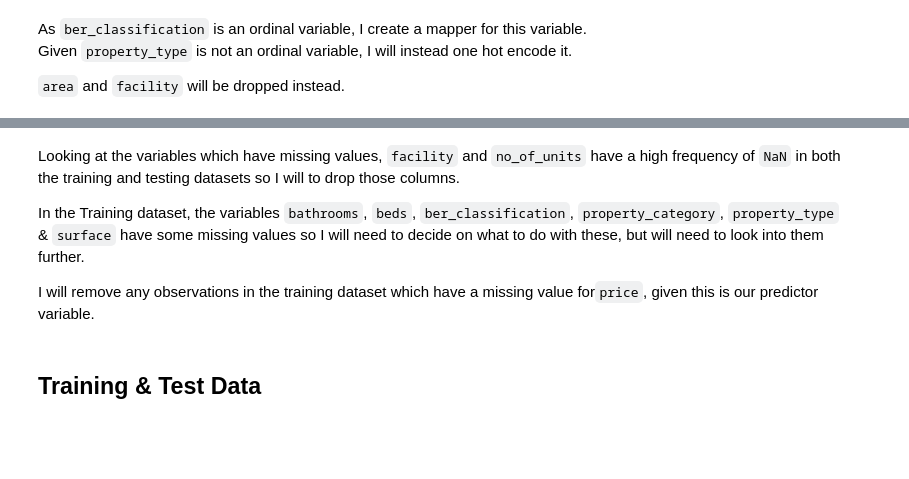
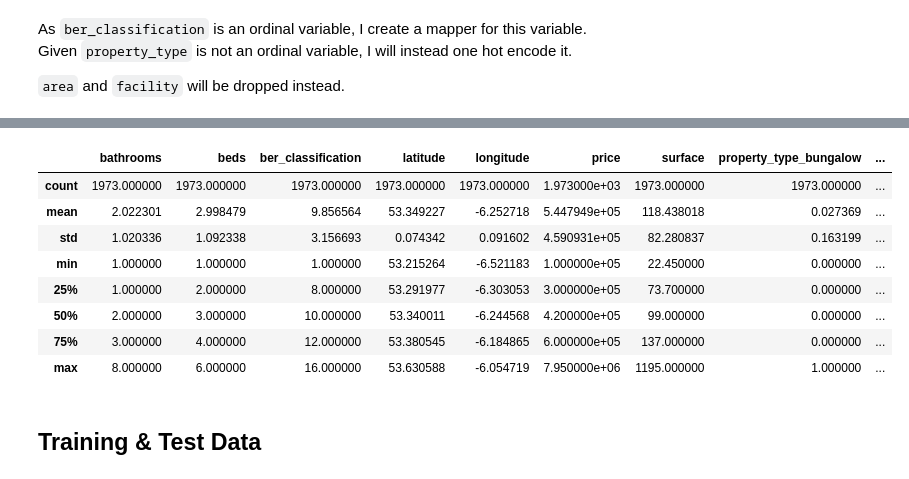
Before and after one commit to barrytl/ET5003_SEM1_2021-2, a Jupyter notebook: Week-3/ET5003_Etivity2_BarryLawton_20197772.ipynb, the cells around one changed output, grey strips where cells are left out. Cells and saved outputs as stored; diff of their text form; code cells hidden in the pictures; blank space fills up the shorter version.

```diff
--- a/Week-3/ET5003_Etivity2_BarryLawton_20197772.ipynb
+++ b/Week-3/ET5003_Etivity2_BarryLawton_20197772.ipynb
@@ -393,6 +391,10 @@ As `ber_classification` is an ordinal variable, I create a mapper for this varia
 Given `property_type` is not an ordinal variable, I will instead one hot encode it.
 
 `area` and `facility` will be dropped instead.
+# %%
+remove_cols3 = ['area','facility']
+df_train.drop(remove_cols3, axis=1, inplace = True)
+df_test.drop(remove_cols3, axis = 1, inplace = True)
 # %%
 ber_mapper = {
     'A1':1,'A2':2,'A3':3,
@@ -407,3 +409,5 @@ ber_mapper = {
 
 df_train['ber_classification'] = df_train['ber_classification'].replace(ber_mapper)
 df_test['ber_classification'] = df_test['ber_classification'].replace(ber_mapper)
+# %%
+df_train = pd.get_dummies(df_train, columns=['property_type'], drop_first=True)
@@ -410,9 +436,16 @@ df_test['ber_classification'] = df_test['ber_classification'].replace(ber_mapper
+# %%
+# Lastly I will remove the cases which have ber_classification = NaN
+df_train.dropna(subset=['ber_classification'],inplace=True)
+df_test.dropna(subset=['ber_classification'],inplace=True)
 # %%
-df_train
-df_test
+df_train.describe()
+# %% [output]
+|  | bathrooms | beds | ber_classification | latitude | longitude | price | surface | property_type_bungalow | ... |
+| count | 1973.000000 | 1973.000000 | 1973.000000 | 1973.000000 | 1973.000000 | 1.973000e+03 | 1973.000000 | 1973.000000 | ... |
+| mean | 2.022301 | 2.998479 | 9.856564 | 53.349227 | -6.252718 | 5.447949e+05 | 118.438018 | 0.027369 | ... |
+| std | 1.020336 | 1.092338 | 3.156693 | 0.074342 | 0.091602 | 4.590931e+05 | 82.280837 | 0.163199 | ... |
+| min | 1.000000 | 1.000000 | 1.000000 | 53.215264 | -6.521183 | 1.000000e+05 | 22.450000 | 0.000000 | ... |
+| 25% | 1.000000 | 2.000000 | 8.000000 | 53.291977 | -6.303053 | 3.000000e+05 | 73.700000 | 0.000000 | ... |
+| 50% | 2.000000 | 3.000000 | 10.000000 | 53.340011 | -6.244568 | 4.200000e+05 | 99.000000 | 0.000000 | ... |
+| 75% | 3.000000 | 4.000000 | 12.000000 | 53.380545 | -6.184865 | 6.000000e+05 | 137.000000 | 0.000000 | ... |
+| max | 8.000000 | 6.000000 | 16.000000 | 53.630588 | -6.054719 | 7.950000e+06 | 1195.000000 | 1.000000 | ... |
-# %% [markdown]
-Looking at the variables which have missing values, `facility` and `no_of_units` have a high frequency of `NaN` in both the training and testing datasets so I will to drop those columns.
-
-In the Training dataset, the variables `bathrooms`, `beds`, `ber_classification`, `property_category`, `property_type` & `surface` have some missing values so I will need to decide on what to do with these, but will need to look into them further.
-
-I will remove any observations in the training dataset which have a missing value for`price`, given this is our predictor variable.
```
Also changed, not shown: parts of 12 cells of this notebook.
